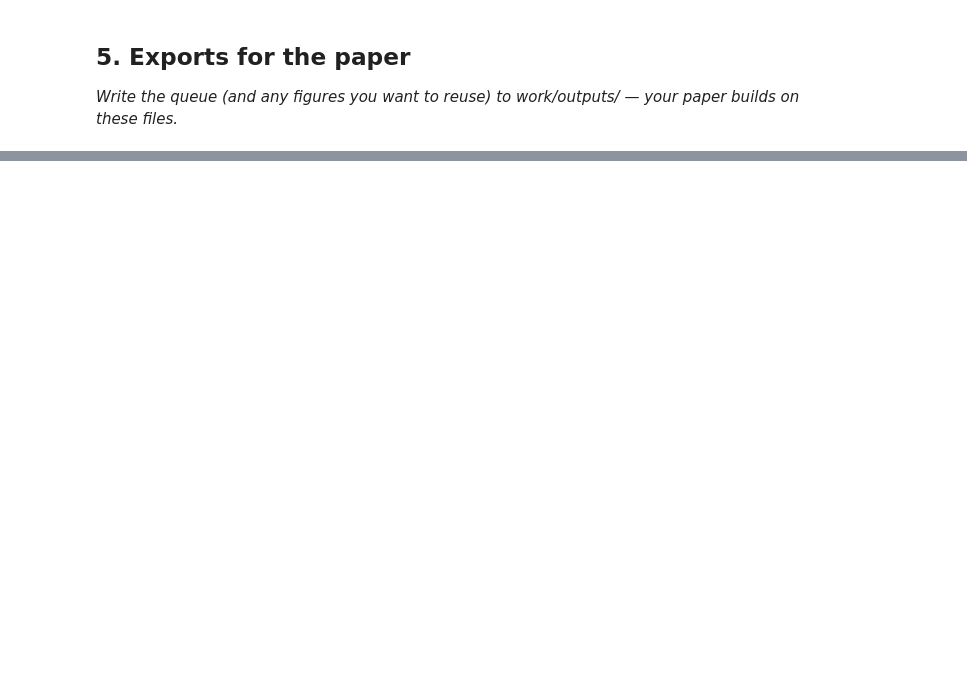
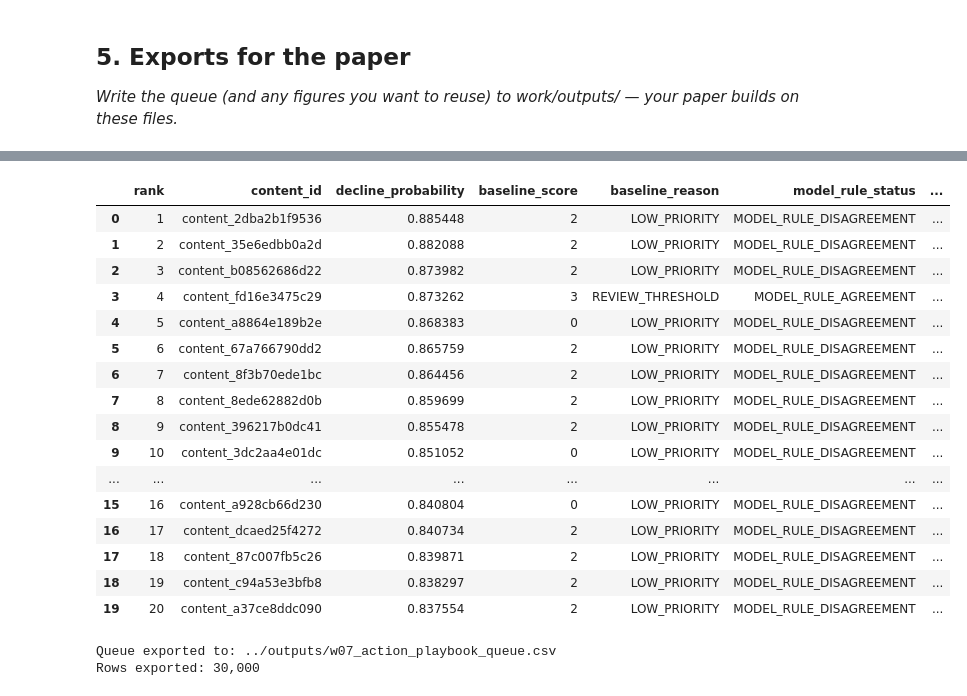
Before and after one commit to Om-codex/flyrank-ml-internship, a Jupyter notebook: work/notebooks/w07_action_playbook.ipynb, the cells around one changed output, grey strips where cells are left out. Cells and saved outputs as stored; diff of their text form; code cells hidden in the pictures; blank space fills up the shorter version.

```diff
--- a/work/notebooks/w07_action_playbook.ipynb
+++ b/work/notebooks/w07_action_playbook.ipynb
@@ -208,0 +42,4 @@ ranked_df[
+# %%
+df['is_declining'] = (
+  df["trend_direction"] == "down"
+).astype(int)
@@ -208,0 +75,18 @@ ranked_df[
+# %%
+from sklearn.pipeline import Pipeline
+from sklearn.impute import SimpleImputer
+from sklearn.preprocessing import StandardScaler
+from sklearn.linear_model import LogisticRegression
+
+X = df[feature_cols]
+y = df[target_col]
+
+lr_pipeline = Pipeline([
+    ("imputer", SimpleImputer(strategy="median", add_indicator = True)),
+    ("scaler", StandardScaler()),
+    ("model", LogisticRegression(max_iter=1000, random_state=42))
+])
+
+lr_pipeline.fit(X, y)
+
+df["decline_probability"] = lr_pipeline.predict_proba(X)[:, 1]
@@ -303,0 +385,49 @@ The queue is a prioritization and decision-support tool. It raises pages for rev
+# %%
+import os
+
+os.makedirs("../outputs", exist_ok=True)
+
+export_cols = [
+    "rank",
+    "content_id",
+    "decline_probability",
+    "baseline_score",
+    "baseline_reason",
+    "model_rule_status",
+    "action_label"
+]
+
+paper_queue = ranked_df[export_cols].copy()
+
+paper_queue.head(20)
+# %% [output]
+|  | rank | content_id | decline_probability | baseline_score | baseline_reason | model_rule_status | ... |
+| 0 | 1 | content_2dba2b1f9536 | 0.885448 | 2 | LOW_PRIORITY | MODEL_RULE_DISAGREEMENT | ... |
+| 1 | 2 | content_35e6edbb0a2d | 0.882088 | 2 | LOW_PRIORITY | MODEL_RULE_DISAGREEMENT | ... |
+| 2 | 3 | content_b08562686d22 | 0.873982 | 2 | LOW_PRIORITY | MODEL_RULE_DISAGREEMENT | ... |
+| 3 | 4 | content_fd16e3475c29 | 0.873262 | 3 | REVIEW_THRESHOLD | MODEL_RULE_AGREEMENT | ... |
+| 4 | 5 | content_a8864e189b2e | 0.868383 | 0 | LOW_PRIORITY | MODEL_RULE_DISAGREEMENT | ... |
+| 5 | 6 | content_67a766790dd2 | 0.865759 | 2 | LOW_PRIORITY | MODEL_RULE_DISAGREEMENT | ... |
+| 6 | 7 | content_8f3b70ede1bc | 0.864456 | 2 | LOW_PRIORITY | MODEL_RULE_DISAGREEMENT | ... |
+| 7 | 8 | content_8ede62882d0b | 0.859699 | 2 | LOW_PRIORITY | MODEL_RULE_DISAGREEMENT | ... |
+| 8 | 9 | content_396217b0dc41 | 0.855478 | 2 | LOW_PRIORITY | MODEL_RULE_DISAGREEMENT | ... |
+| 9 | 10 | content_3dc2aa4e01dc | 0.851052 | 0 | LOW_PRIORITY | MODEL_RULE_DISAGREEMENT | ... |
+| ... | ... | ... | ... | ... | ... | ... | ... |
+| 15 | 16 | content_a928cb66d230 | 0.840804 | 0 | LOW_PRIORITY | MODEL_RULE_DISAGREEMENT | ... |
+| 16 | 17 | content_dcaed25f4272 | 0.840734 | 2 | LOW_PRIORITY | MODEL_RULE_DISAGREEMENT | ... |
+| 17 | 18 | content_87c007fb5c26 | 0.839871 | 2 | LOW_PRIORITY | MODEL_RULE_DISAGREEMENT | ... |
+| 18 | 19 | content_c94a53e3bfb8 | 0.838297 | 2 | LOW_PRIORITY | MODEL_RULE_DISAGREEMENT | ... |
+| 19 | 20 | content_a37ce8ddc090 | 0.837554 | 2 | LOW_PRIORITY | MODEL_RULE_DISAGREEMENT | ... |
+# %%
+output_path = "../outputs/w07_action_playbook_queue.csv"
+
+paper_queue.to_csv(
+    output_path,
+    index=False
+)
+
+print(f"Queue exported to: {output_path}")
+print(f"Rows exported: {len(paper_queue):,}")
+# %% [output]
+Queue exported to: ../outputs/w07_action_playbook_queue.csv
+Rows exported: 30,000
```
Also changed, not shown: parts of 36 cells of this notebook.
